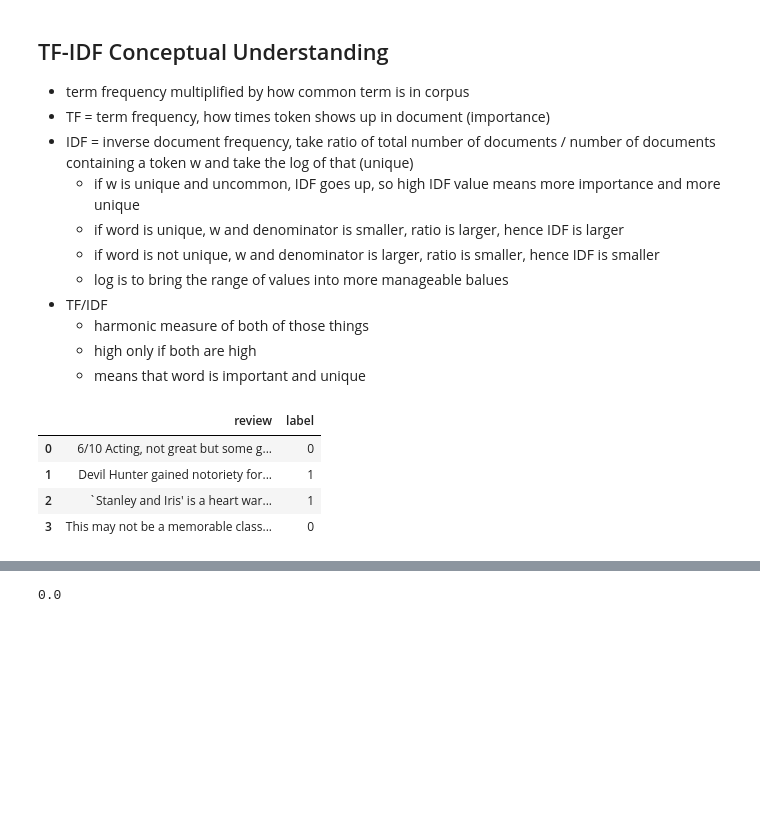
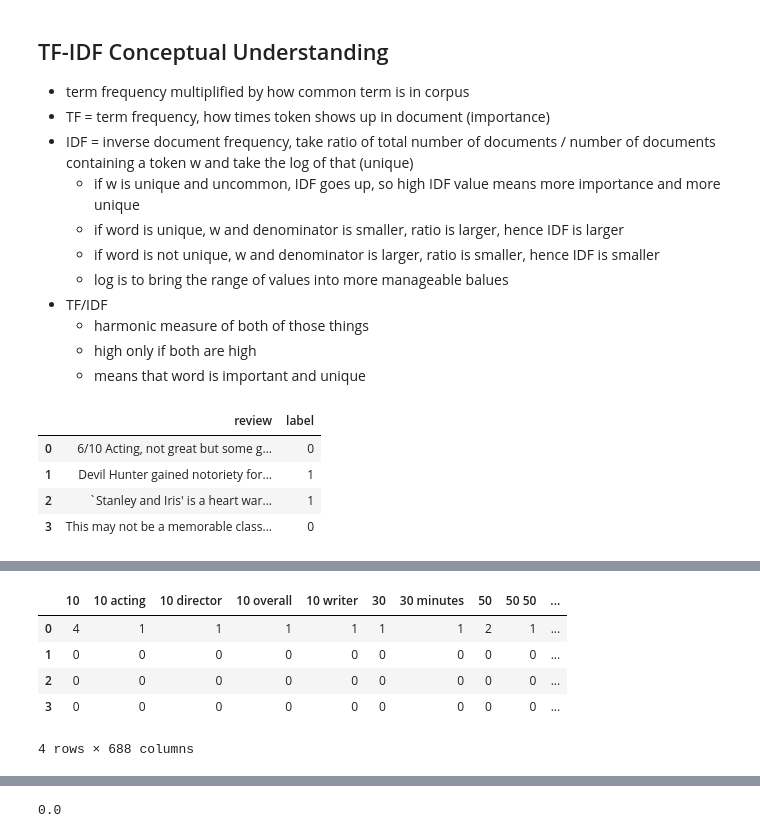
Before and after one commit to Astroraf/Phase-4-Review, a Jupyter notebook: Phase4Review.ipynb, the cells around one changed output, grey strips where cells are left out. Saved outputs shown, nothing was run; the diff lists cells and outputs as text; code cells hidden in the pictures; blank space fills up the shorter version.

```diff
--- a/Phase4Review.ipynb
+++ b/Phase4Review.ipynb
@@ -441,8 +426,8 @@ df2.head()
 from sklearn.feature_extraction.text import CountVectorizer
 from nltk.tokenize import RegexpTokenizer
 token = RegexpTokenizer(r'[a-zA-Z0-9]+')
-#ngram_range allows us to check for any range on n-grams, can also give stop works and a tokenizer
-cv = CountVectorizer(lowercase=True, stop_words='english', ngram_range = (1,1), tokenizer = token.tokenize)
+# ngram_range allows us to check for any range on n-grams, can also give stop works and a tokenizer
+cv = CountVectorizer(lowercase=True, stop_words=stopwords_list, ngram_range = (1,2), tokenizer = token.tokenize)
 text_counts = cv.fit_transform(df['review'])
 text_counts
 # %% [output]
@@ -454,0 +456,10 @@ What does a high value of TFIDF tell you about a certain word?
+# %%
+df_vectors = pd.DataFrame(text_counts.toarray(), columns = cv.get_feature_names())
+df_vectors
+# %% [output]
+|  | 10 | 10 acting | 10 director | 10 overall | 10 writer | 30 | 30 minutes | 50 | 50 50 | ... |
+| 0 | 4 | 1 | 1 | 1 | 1 | 1 | 1 | 2 | 1 | ... |
+| 1 | 0 | 0 | 0 | 0 | 0 | 0 | 0 | 0 | 0 | ... |
+| 2 | 0 | 0 | 0 | 0 | 0 | 0 | 0 | 0 | 0 | ... |
+| 3 | 0 | 0 | 0 | 0 | 0 | 0 | 0 | 0 | 0 | ... |
+4 rows × 688 columns
```
Also changed, not shown: parts of 33 cells of this notebook.
